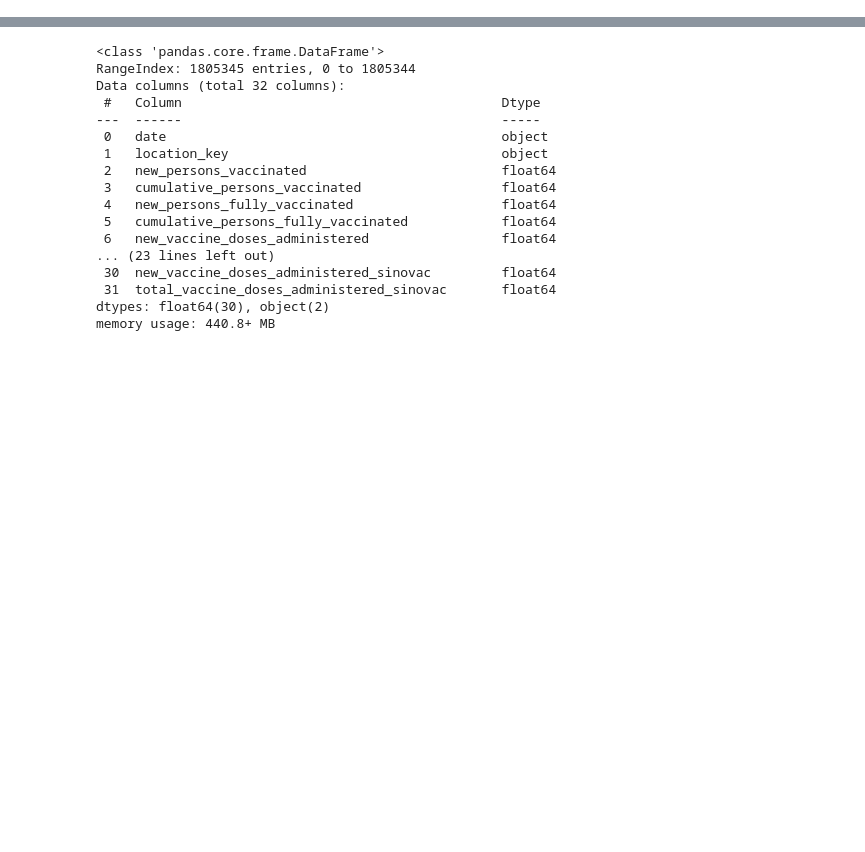
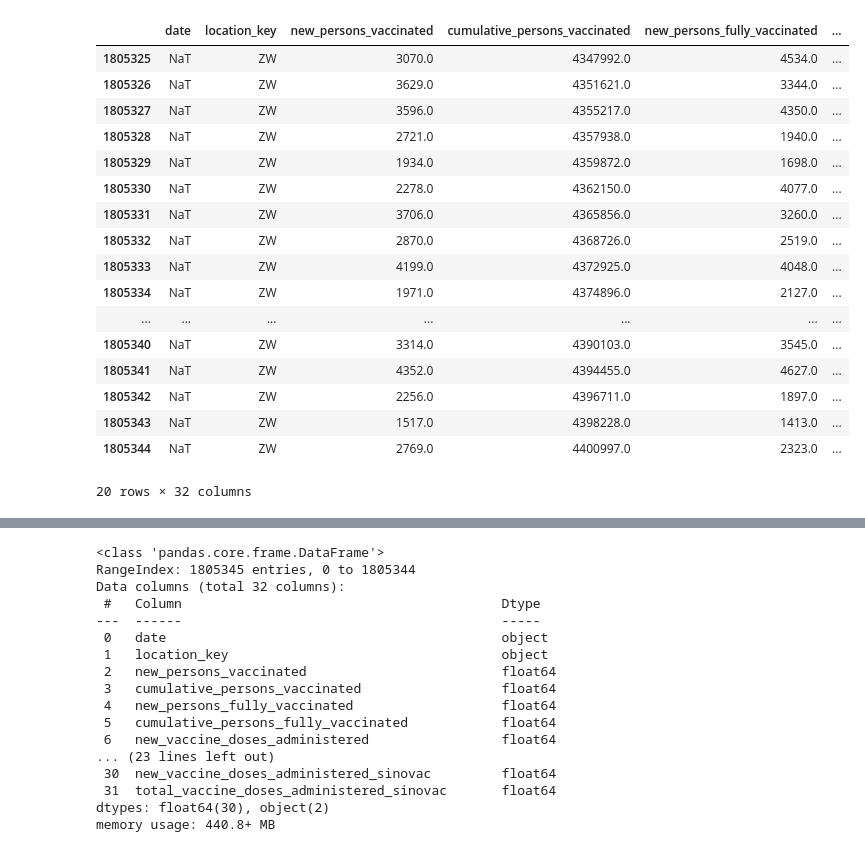
Before and after one commit to boojaado/group4-etl-project, a Jupyter notebook: review_vaccinations.ipynb, the cells around one changed output, grey strips where cells are left out. Cells and saved outputs as stored; diff of their text form; code cells hidden in the pictures; blank space fills up the shorter version.

```diff
--- a/review_vaccinations.ipynb
+++ b/review_vaccinations.ipynb
@@ -36,0 +119,22 @@ df.head(10)
+# %%
+# World Health Organization db/csv
+df2.tail(20)
+# %% [output]
+|  | date | location_key | new_persons_vaccinated | cumulative_persons_vaccinated | new_persons_fully_vaccinated | ... |
+| 1805325 | NaT | ZW | 3070.0 | 4347992.0 | 4534.0 | ... |
+| 1805326 | NaT | ZW | 3629.0 | 4351621.0 | 3344.0 | ... |
+| 1805327 | NaT | ZW | 3596.0 | 4355217.0 | 4350.0 | ... |
+| 1805328 | NaT | ZW | 2721.0 | 4357938.0 | 1940.0 | ... |
+| 1805329 | NaT | ZW | 1934.0 | 4359872.0 | 1698.0 | ... |
+| 1805330 | NaT | ZW | 2278.0 | 4362150.0 | 4077.0 | ... |
+| 1805331 | NaT | ZW | 3706.0 | 4365856.0 | 3260.0 | ... |
+| 1805332 | NaT | ZW | 2870.0 | 4368726.0 | 2519.0 | ... |
+| 1805333 | NaT | ZW | 4199.0 | 4372925.0 | 4048.0 | ... |
+| 1805334 | NaT | ZW | 1971.0 | 4374896.0 | 2127.0 | ... |
+| ... | ... | ... | ... | ... | ... | ... |
+| 1805340 | NaT | ZW | 3314.0 | 4390103.0 | 3545.0 | ... |
+| 1805341 | NaT | ZW | 4352.0 | 4394455.0 | 4627.0 | ... |
+| 1805342 | NaT | ZW | 2256.0 | 4396711.0 | 1897.0 | ... |
+| 1805343 | NaT | ZW | 1517.0 | 4398228.0 | 1413.0 | ... |
+| 1805344 | NaT | ZW | 2769.0 | 4400997.0 | 2323.0 | ... |
+20 rows × 32 columns
```
Also changed, not shown: parts of 70 cells of this notebook, 1 other file.
